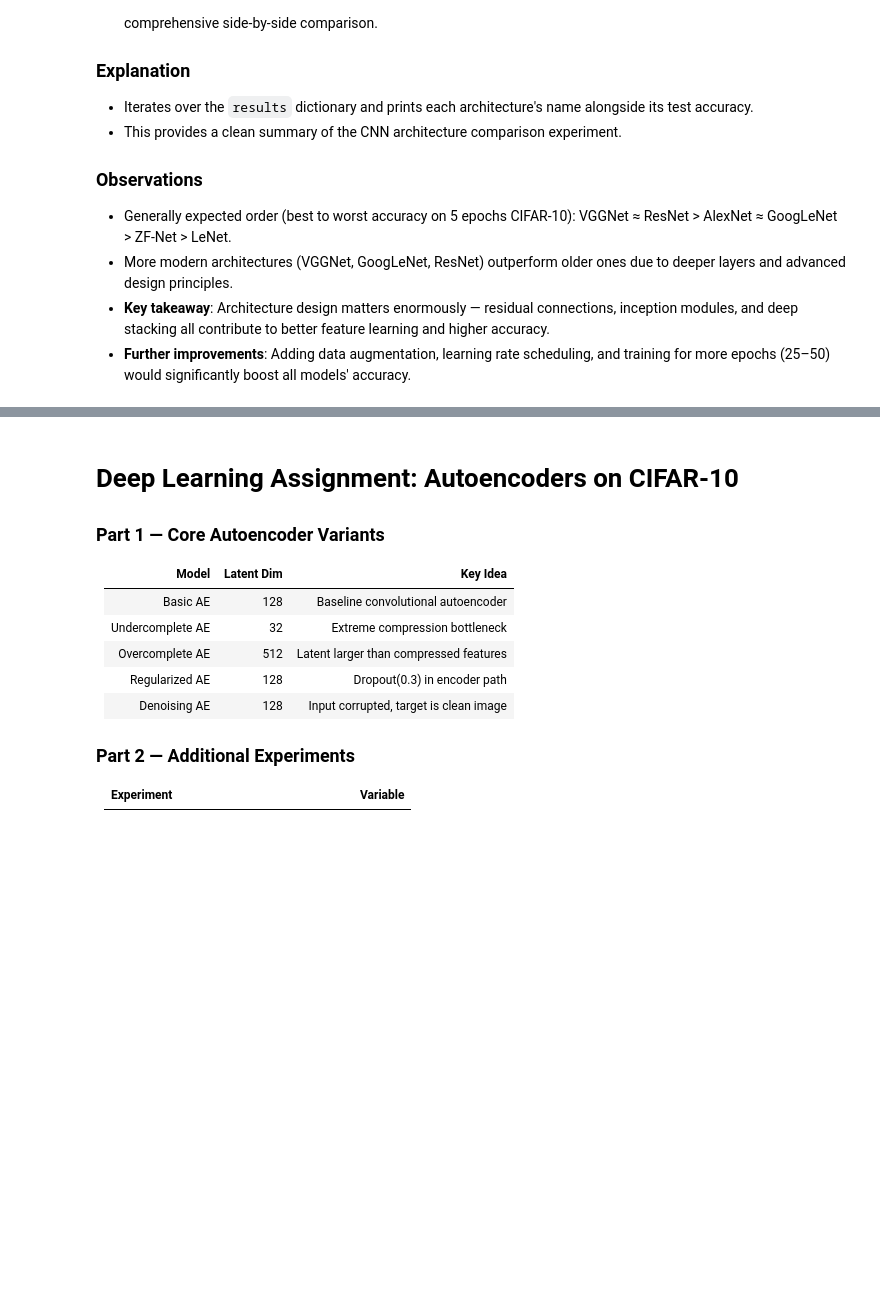
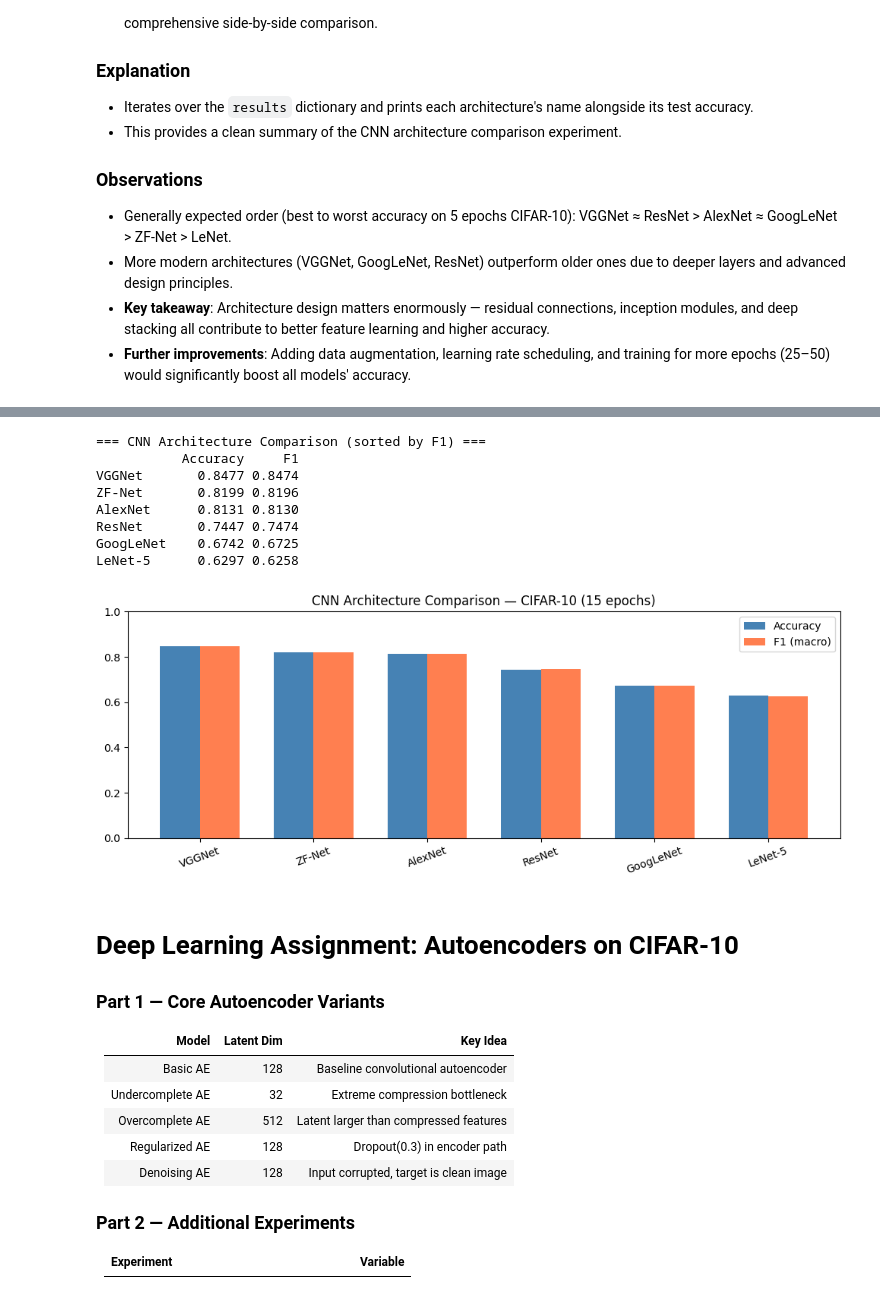
Before and after one commit to Ashishpathak78/DL_practice, a Jupyter notebook: DLAssignment.ipynb, the cells around one changed output, grey strips where cells are left out. Drawn from its saved outputs; the diff is of its cells as text; code cells hidden in the pictures; blank space fills up the shorter version.

```diff
--- a/DLAssignment.ipynb
+++ b/DLAssignment.ipynb
@@ -1468,0 +2191,30 @@ for model_name, acc in results.items():
+# %%
+# Fresh data load (clean state for CNN section)
+from tensorflow.keras.datasets import cifar10
+(X_cnn_tr, y_cnn_tr_raw), (X_cnn_te, y_cnn_te_raw) = cifar10.load_data()
+
+X_cnn_tr = X_cnn_tr.astype('float32') / 255.0
+X_cnn_te  = X_cnn_te.astype('float32') / 255.0
+# Same channel-wise normalisation
+mn = X_cnn_tr.mean(axis=(0,1,2), keepdims=True)
+sd = X_cnn_tr.std(axis=(0,1,2),  keepdims=True) + 1e-7
+X_cnn_tr = (X_cnn_tr - mn) / sd
+X_cnn_te  = (X_cnn_te  - mn) / sd
+
+Y_cnn_tr = to_categorical(y_cnn_tr_raw, 10)
+Y_cnn_te = to_categorical(y_cnn_te_raw, 10)
+y_cnn_te_int = y_cnn_te_raw.flatten()
+
+cnn_results = {}
+cnn_LR = ReduceLROnPlateau(monitor='val_loss', factor=0.5, patience=3, verbose=0)
+
+def train_cnn(name, model, epochs=15):
+    print(f"\nTraining {name} ...")
+    model.fit(X_cnn_tr, Y_cnn_tr, epochs=epochs, batch_size=128,
+              validation_data=(X_cnn_te, Y_cnn_te),
+              callbacks=[cnn_LR], verbose=0)
+    loss, acc = model.evaluate(X_cnn_te, Y_cnn_te, verbose=0)
+    y_pred    = np.argmax(model.predict(X_cnn_te, verbose=0), axis=1)
+    f1 = f1_score(y_cnn_te_int, y_pred, average='macro')
+    cnn_results[name] = {'Accuracy': acc, 'F1': f1}
+    print(f"  {name}: Acc={acc:.4f}  F1={f1:.4f}")
@@ -1469,3 +2375,27 @@ for model_name, acc in results.items():
+# %%
+df_cnn = pd.DataFrame(cnn_results).T.sort_values('F1', ascending=False)
+print("\n=== CNN Architecture Comparison (sorted by F1) ===")
+print(df_cnn.to_string(float_format='{:.4f}'.format))
+
+# Bar chart
+fig, ax = plt.subplots(figsize=(10,4))
+x = np.arange(len(df_cnn))
+w = 0.35
+ax.bar(x - w/2, df_cnn['Accuracy'], w, label='Accuracy', color='steelblue')
+ax.bar(x + w/2, df_cnn['F1'],       w, label='F1 (macro)', color='coral')
+ax.set_xticks(x); ax.set_xticklabels(df_cnn.index, rotation=20)
+ax.set_ylim(0, 1.0); ax.set_title('CNN Architecture Comparison — CIFAR-10 (15 epochs)')
+ax.legend(); plt.tight_layout(); plt.show()
+# %% [output]
+=== CNN Architecture Comparison (sorted by F1) ===
+           Accuracy     F1
+VGGNet       0.8477 0.8474
+ZF-Net       0.8199 0.8196
+AlexNet      0.8131 0.8130
+ResNet       0.7447 0.7474
+GoogLeNet    0.6742 0.6725
+LeNet-5      0.6297 0.6258
+[figure, added]
 # %% [markdown]
 # Deep Learning Assignment: Autoencoders on CIFAR-10
 
```
Also changed, not shown: parts of 89 cells of this notebook.
